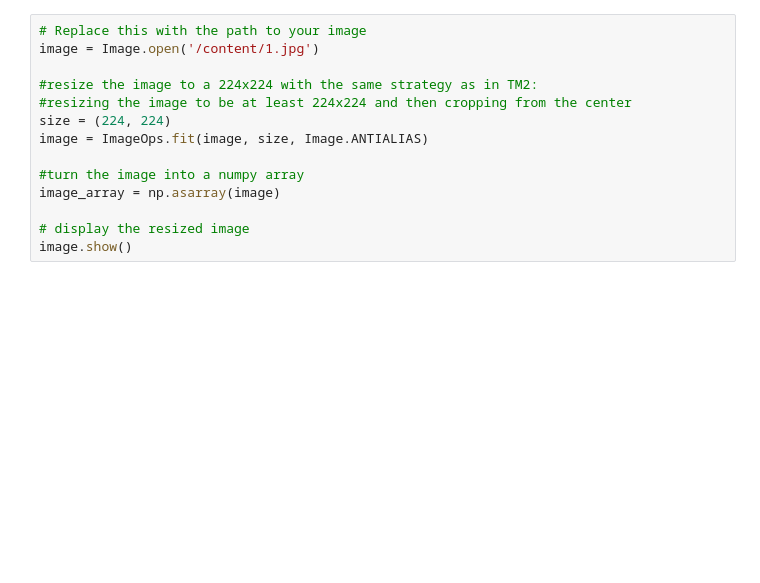
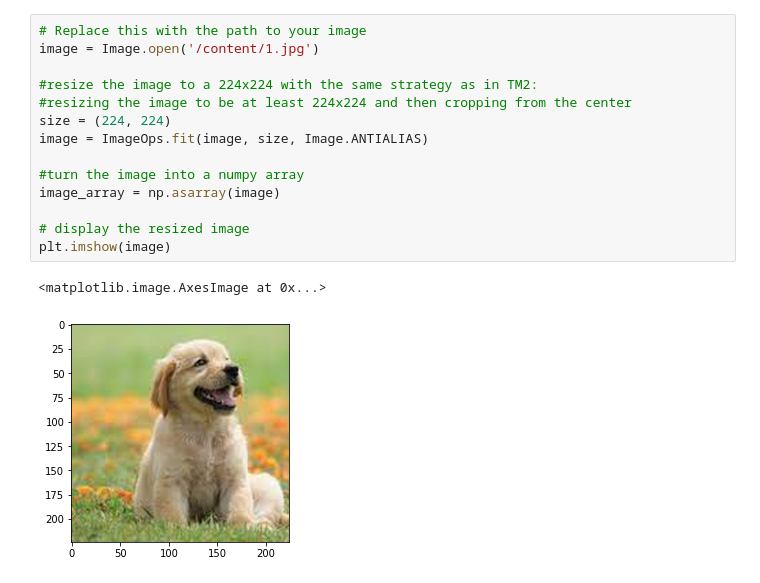
Before and after one commit to Pravallika-Myneni/Red-panda-detection, a Jupyter notebook: redpanda.ipynb, the cells around one changed output. Drawn from its saved outputs; the diff is of its cells as text; blank space fills up the shorter version.

```diff
--- a/redpanda.ipynb
+++ b/redpanda.ipynb
@@ -26,17 +23,20 @@ WARNING:tensorflow:No training configuration found in the save file, so the mode
 # %%
 # Replace this with the path to your image
 image = Image.open('/content/1.jpg')
 
 #resize the image to a 224x224 with the same strategy as in TM2:
 #resizing the image to be at least 224x224 and then cropping from the center
 size = (224, 224)
 image = ImageOps.fit(image, size, Image.ANTIALIAS)
 
 #turn the image into a numpy array
 image_array = np.asarray(image)
 
 # display the resized image
-image.show()
+plt.imshow(image)
+# %% [output]
+<matplotlib.image.AxesImage at 0x...>
+[figure, added]
 # %%
 
 # Normalize the image
```
Also changed, not shown: parts of 3 cells of this notebook.
